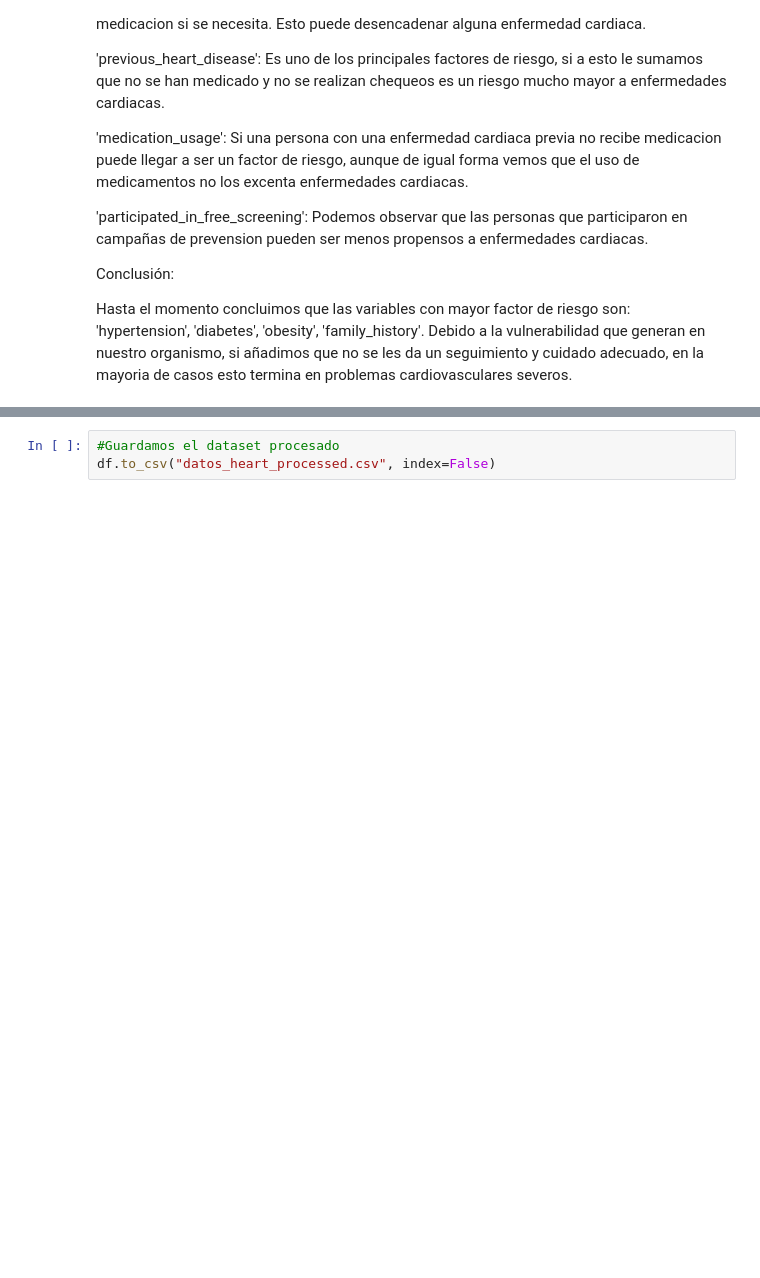
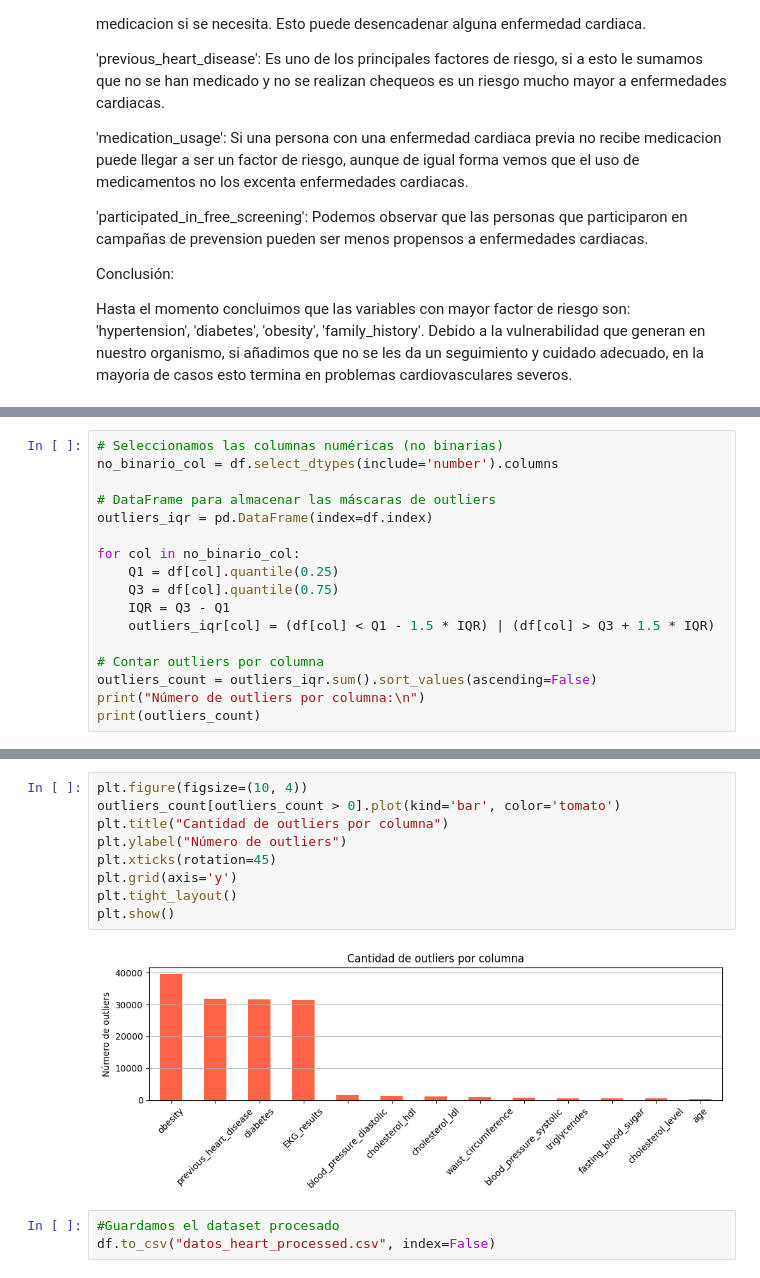
Before and after one commit to JozueDev/PROYECTO-FINAL, a Jupyter notebook: explore.ipynb, the cells around one changed output, grey strips where cells are left out. Cells and saved outputs as stored; diff of their text form; blank space fills up the shorter version.

Commit message:
'outliers'

```diff
--- a/explore.ipynb
+++ b/explore.ipynb
@@ -439,0 +509,17 @@ Debido a la vulnerabilidad que generan en nuestro organismo, si añadimos que no
+# %%
+# Seleccionamos las columnas numéricas (no binarias)
+no_binario_col = df.select_dtypes(include='number').columns
+
+# DataFrame para almacenar las máscaras de outliers
+outliers_iqr = pd.DataFrame(index=df.index)
+
+for col in no_binario_col:
+    Q1 = df[col].quantile(0.25)
+    Q3 = df[col].quantile(0.75)
+    IQR = Q3 - Q1
+    outliers_iqr[col] = (df[col] < Q1 - 1.5 * IQR) | (df[col] > Q3 + 1.5 * IQR)
+
+# Contar outliers por columna
+outliers_count = outliers_iqr.sum().sort_values(ascending=False)
+print("Número de outliers por columna:\n")
+print(outliers_count)
@@ -440,3 +544,14 @@ Debido a la vulnerabilidad que generan en nuestro organismo, si añadimos que no
+# %%
+plt.figure(figsize=(10, 4))
+outliers_count[outliers_count > 0].plot(kind='bar', color='tomato')
+plt.title("Cantidad de outliers por columna")
+plt.ylabel("Número de outliers")
+plt.xticks(rotation=45)
+plt.grid(axis='y')
+plt.tight_layout()
+plt.show()
+# %% [output]
+[figure, added]
 # %%
 #Guardamos el dataset procesado
 df.to_csv("datos_heart_processed.csv", index=False)
```
Also changed, not shown: parts of 8 cells of this notebook, 1 other file.
